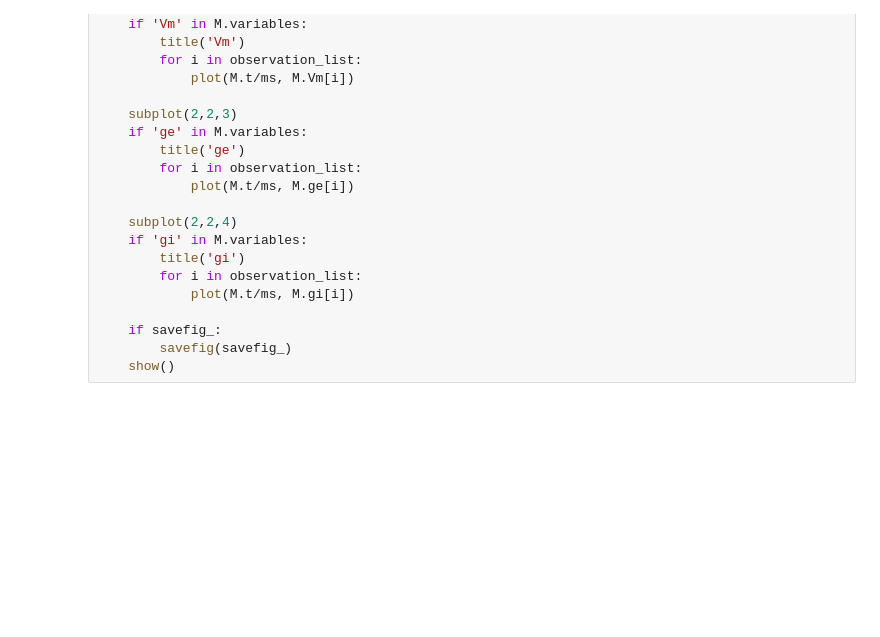
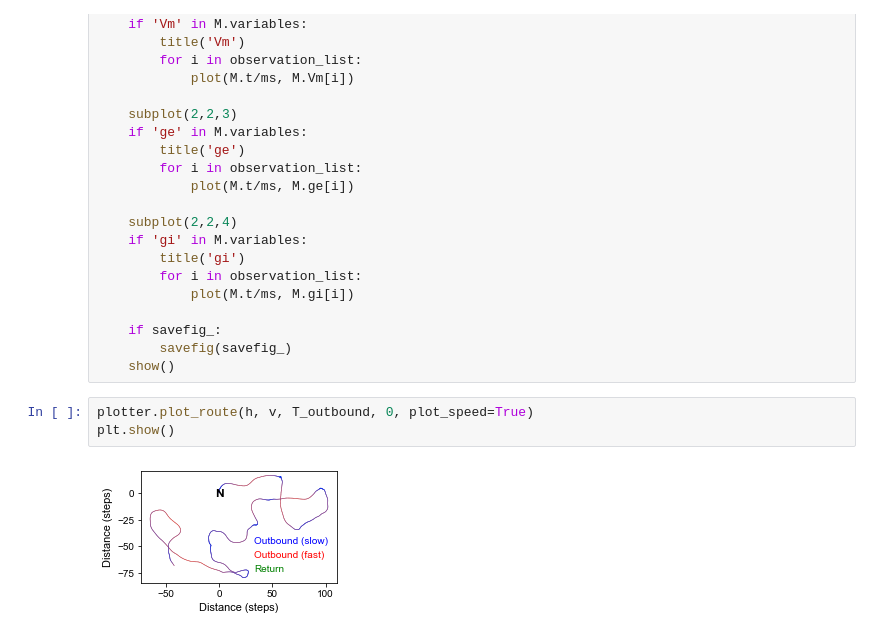
Before and after one commit to filippoferrari/CX_Path_Integration, a Jupyter notebook: notebooks/CX_model.ipynb, the cells around one changed output. Saved outputs shown, nothing was run; the diff lists cells and outputs as text; blank space fills up the shorter version.

```diff
--- a/notebooks/CX_model.ipynb
+++ b/notebooks/CX_model.ipynb
@@ -319,6 +368,11 @@ def plot_stuff(M_spikes, M, name='', observation_list=[0], figsize=(10,7), savef
     if savefig_:
         savefig(savefig_)
     show()
+# %%
+plotter.plot_route(h, v, T_outbound, 0, plot_speed=True)
+plt.show()
+# %% [output]
+[figure, added]
 # %%
 figure(figsize=(10,5))
 bins = numpy.linspace(-np.pi, np.pi, 8+1)
```
Also changed, not shown: parts of 16 cells of this notebook.
